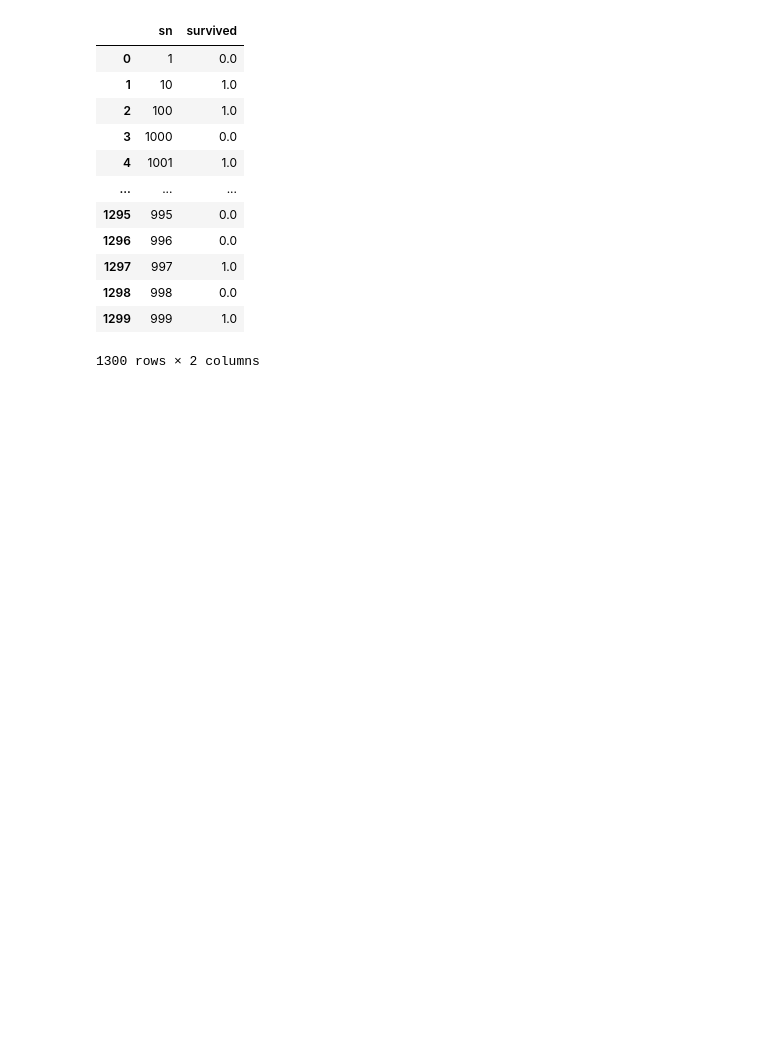
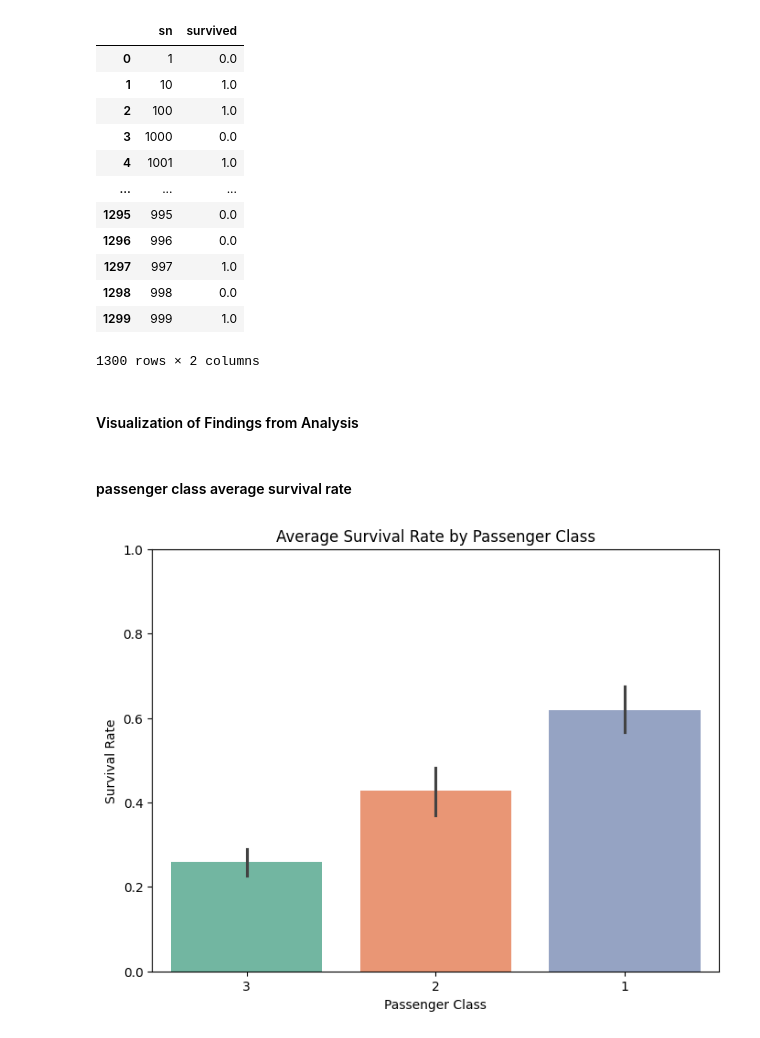
Before and after one commit to DataFlowDevs/Titanic_Survival_Prediction_Analysis, a Jupyter notebook: titanic_lab.ipynb, the cells around one changed output. Drawn from its saved outputs; the diff is of its cells as text; code cells hidden in the pictures; blank space fills up the shorter version.

```diff
--- a/titanic_lab.ipynb
+++ b/titanic_lab.ipynb
@@ -2,12 +2,13 @@
 ### Data Cleaning
 # %%
 import pandas as pd
-import numpy
+import numpy as np
+import matplotlib.pyplot as plt
+import seaborn as sns
 import sklearn
-import matplotlib.pyplot as
-titanic = pd.read_csv("The Titanic dataset.csv")
+titanic = pd.read_csv("/home/thetwumasi/Desktop/workdev/Titanic_Survival_Prediction_Analysis/The Titanic dataset.csv")
 
-the_titanic = pd.read_csv("The Titanic dataset.csv")
+the_titanic = pd.read_csv("/home/thetwumasi/Desktop/workdev/Titanic_Survival_Prediction_Analysis/The Titanic dataset.csv")
 # the_titanic = pd.read_csv("../datasets/The Titanic dataset.csv", header=1)
 
 
@@ -256,3 +283,17 @@ the_titanic_df.groupby(['sn'], as_index=False)['survived'].mean()
 | 1298 | 998 | 0.0 |
 | 1299 | 999 | 1.0 |
 1300 rows × 2 columns
+# %% [markdown]
+#### Visualization of Findings from Analysis
+# %% [markdown]
+#### passenger class average survival rate
+# %%
+plt.figure(figsize=(8, 6))
+sns.barplot(x='pclass', y='survived', data=the_titanic_df, hue='pclass', palette='Set2')
+plt.title('Average Survival Rate by Passenger Class')
+plt.ylabel('Survival Rate')
+plt.xlabel('Passenger Class')
+plt.ylim(0, 1)
+plt.show()
+# %% [output]
+[figure, added]
```
Also changed, not shown: parts of 21 cells of this notebook.
